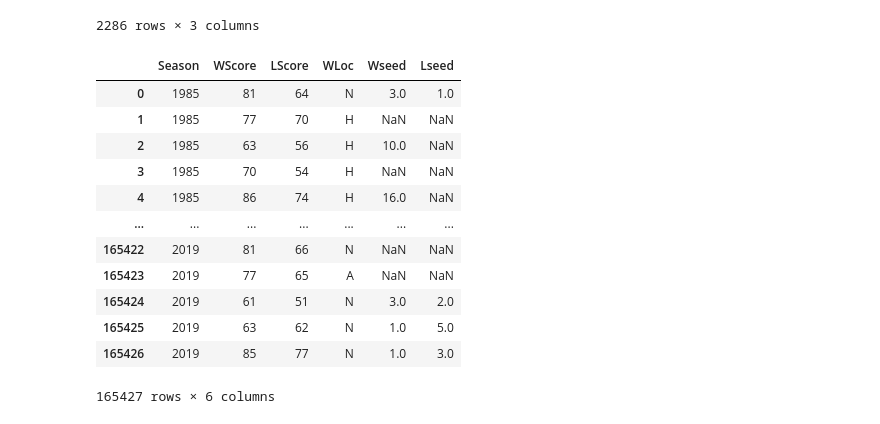
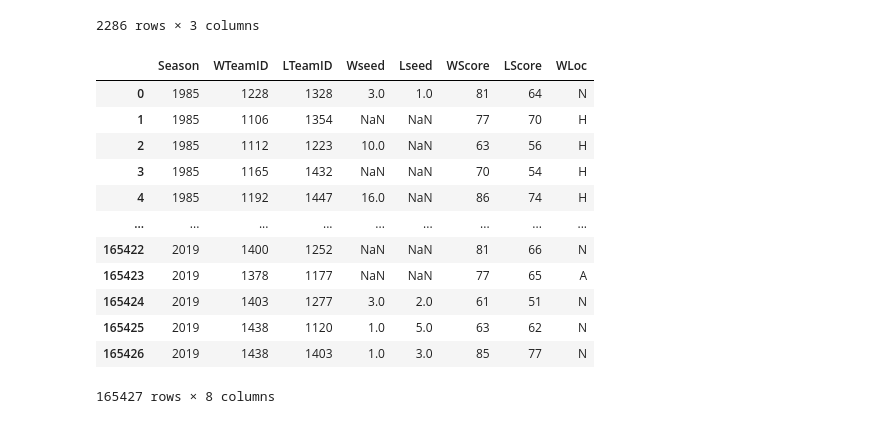
Before and after one commit to uni2237/kaggle-ncaa_m_2020, a Jupyter notebook: kernel79392c161c.ipynb, the cells around one changed output. Saved outputs shown, nothing was run; the diff lists cells and outputs as text; code cells hidden in the pictures.

```diff
--- a/kernel79392c161c.ipynb
+++ b/kernel79392c161c.ipynb
@@ -205,26 +198,26 @@ seeds
 2286 rows × 3 columns
 # %%
 data=pd.merge(all_match,seeds,how='left',left_on=['Season','WTeamID'],right_on=['Season','TeamID'])
-data.drop(['WTeamID','TeamID'],axis=1,inplace=True)
+data.drop(['TeamID'],axis=1,inplace=True)
 data.rename(columns={'Seed':'Wseed'},inplace=True)
 
 data=pd.merge(data,seeds,how='left',left_on=['Season','LTeamID'],right_on=['Season','TeamID'])
-data.drop(['LTeamID','TeamID'],axis=1,inplace=True)
+data.drop(['TeamID'],axis=1,inplace=True)
 data.rename(columns={'Seed':'Lseed'},inplace=True)
 
-
+data=data[['Season','WTeamID','LTeamID','Wseed','Lseed','WScore','LScore','WLoc']]
 data
 # %% [output]
-|  | Season | WScore | LScore | WLoc | Wseed | Lseed |
-| 0 | 1985 | 81 | 64 | N | 3.0 | 1.0 |
-| 1 | 1985 | 77 | 70 | H | NaN | NaN |
-| 2 | 1985 | 63 | 56 | H | 10.0 | NaN |
-| 3 | 1985 | 70 | 54 | H | NaN | NaN |
-| 4 | 1985 | 86 | 74 | H | 16.0 | NaN |
-| ... | ... | ... | ... | ... | ... | ... |
-| 165422 | 2019 | 81 | 66 | N | NaN | NaN |
-| 165423 | 2019 | 77 | 65 | A | NaN | NaN |
-| 165424 | 2019 | 61 | 51 | N | 3.0 | 2.0 |
-| 165425 | 2019 | 63 | 62 | N | 1.0 | 5.0 |
-| 165426 | 2019 | 85 | 77 | N | 1.0 | 3.0 |
+|  | Season | WTeamID | LTeamID | Wseed | Lseed | WScore | LScore | WLoc |
+| 0 | 1985 | 1228 | 1328 | 3.0 | 1.0 | 81 | 64 | N |
+| 1 | 1985 | 1106 | 1354 | NaN | NaN | 77 | 70 | H |
+| 2 | 1985 | 1112 | 1223 | 10.0 | NaN | 63 | 56 | H |
+| 3 | 1985 | 1165 | 1432 | NaN | NaN | 70 | 54 | H |
+| 4 | 1985 | 1192 | 1447 | 16.0 | NaN | 86 | 74 | H |
+| ... | ... | ... | ... | ... | ... | ... | ... | ... |
+| 165422 | 2019 | 1400 | 1252 | NaN | NaN | 81 | 66 | N |
+| 165423 | 2019 | 1378 | 1177 | NaN | NaN | 77 | 65 | A |
+| 165424 | 2019 | 1403 | 1277 | 3.0 | 2.0 | 61 | 51 | N |
+| 165425 | 2019 | 1438 | 1120 | 1.0 | 5.0 | 63 | 62 | N |
+| 165426 | 2019 | 1438 | 1403 | 1.0 | 3.0 | 85 | 77 | N |
-165427 rows × 6 columns
+165427 rows × 8 columns
```
Also changed, not shown: parts of 8 cells of this notebook.
